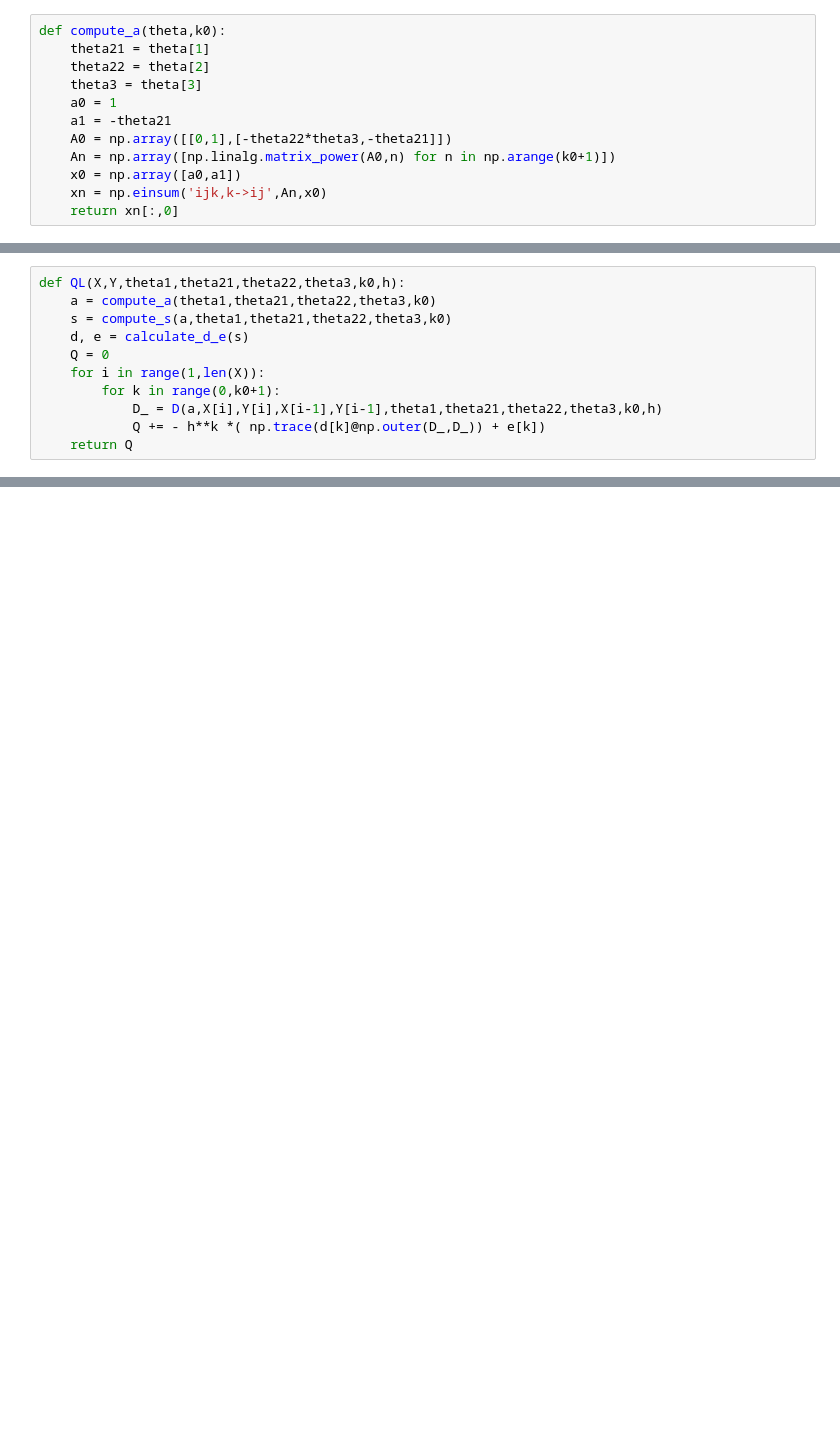
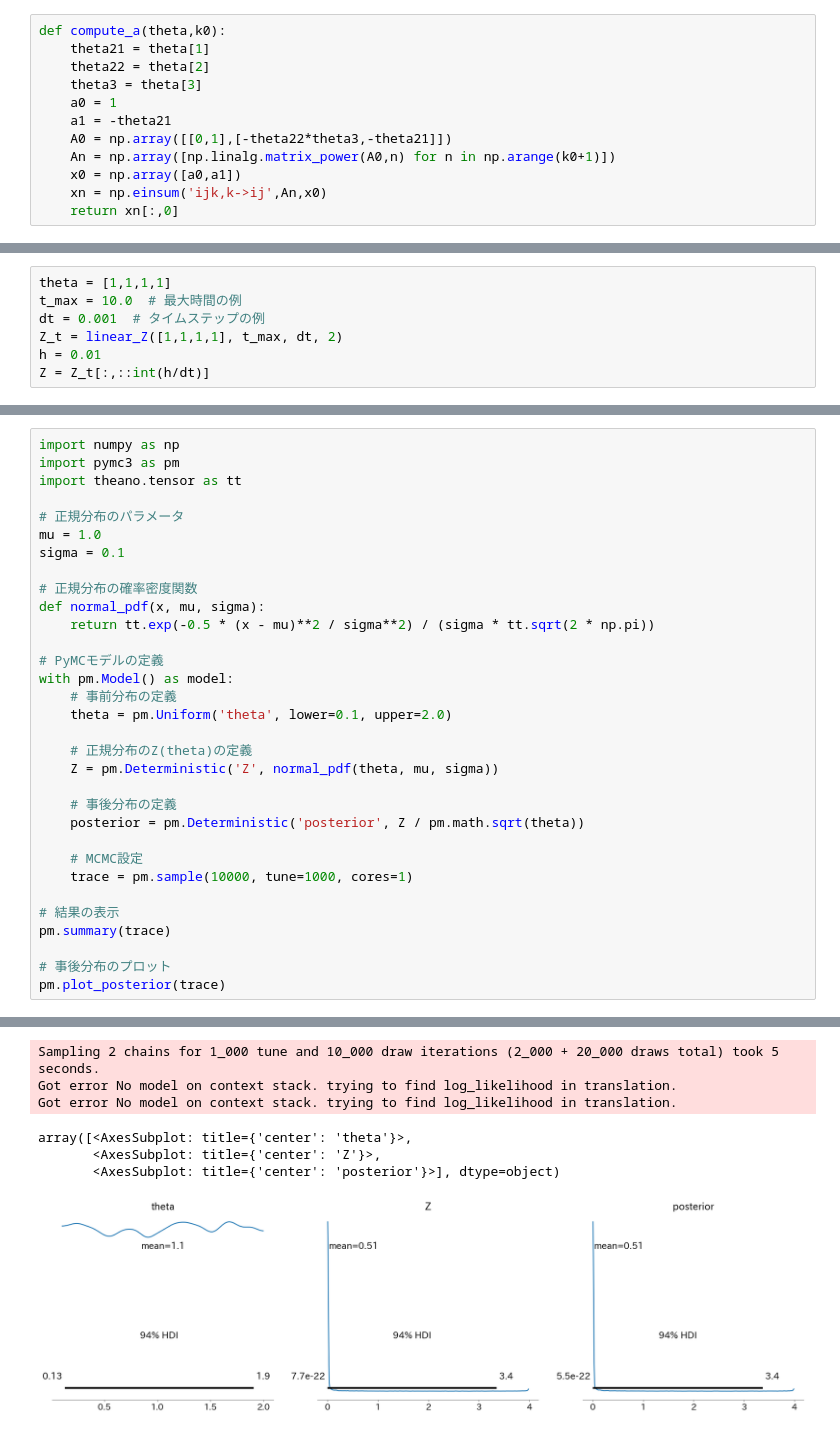
Before and after one commit to sht-yn/degenerate-diffusion, a Jupyter notebook: degenerate_simulation.ipynb, the cells around one changed output, grey strips where cells are left out. Cells and saved outputs as stored; diff of their text form; blank space fills up the shorter version.

```diff
--- a/degenerate_simulation.ipynb
+++ b/degenerate_simulation.ipynb
@@ -207,12 +201 @@ def D(a,x,y,x_,y_,theta1, theta21,theta22, theta3, k0,h):
     return np.array([Dx,Dy])
-# %%
-def QL(X,Y,theta1,theta21,theta22,theta3,k0,h):
-    a = compute_a(theta1,theta21,theta22,theta3,k0)
-    s = compute_s(a,theta1,theta21,theta22,theta3,k0)
-    d, e = calculate_d_e(s)
-    Q = 0
-    for i in range(1,len(X)):
-        for k in range(0,k0+1):
-            D_ = D(a,X[i],Y[i],X[i-1],Y[i-1],theta1,theta21,theta22,theta3,k0,h)
-            Q += - h**k *( np.trace(d[k]@np.outer(D_,D_)) + e[k])
-    return Q
@@ -304,0 +216,7 @@ print(s[10])
+# %%
+theta = [1,1,1,1]
+t_max = 10.0  # 最大時間の例
+dt = 0.001  # タイムステップの例
+Z_t = linear_Z([1,1,1,1], t_max, dt, 2)
+h = 0.01
+Z = Z_t[:,::int(h/dt)]
@@ -304,0 +312,33 @@ print(s[10])
+# %%
+import numpy as np
+import pymc3 as pm
+import theano.tensor as tt
+
+# 正規分布のパラメータ
+mu = 1.0
+sigma = 0.1
+
+# 正規分布の確率密度関数
+def normal_pdf(x, mu, sigma):
+    return tt.exp(-0.5 * (x - mu)**2 / sigma**2) / (sigma * tt.sqrt(2 * np.pi))
+
+# PyMCモデルの定義
+with pm.Model() as model:
+    # 事前分布の定義
+    theta = pm.Uniform('theta', lower=0.1, upper=2.0)
+
+    # 正規分布のZ(theta)の定義
+    Z = pm.Deterministic('Z', normal_pdf(theta, mu, sigma))
+
+    # 事後分布の定義
+    posterior = pm.Deterministic('posterior', Z / pm.math.sqrt(theta))
+
+    # MCMC設定
+    trace = pm.sample(10000, tune=1000, cores=1)
+
+# 結果の表示
+pm.summary(trace)
+
+# 事後分布のプロット
+pm.plot_posterior(trace)
+# %% [output]
@@ -304,0 +351,7 @@ print(s[10])
+Sampling 2 chains for 1_000 tune and 10_000 draw iterations (2_000 + 20_000 draws total) took 5 seconds.
+Got error No model on context stack. trying to find log_likelihood in translation.
+Got error No model on context stack. trying to find log_likelihood in translation.
+array([<AxesSubplot: title={'center': 'theta'}>,
+       <AxesSubplot: title={'center': 'Z'}>,
+       <AxesSubplot: title={'center': 'posterior'}>], dtype=object)
+[figure, added]
```
Also changed, not shown: parts of 16 cells of this notebook, 1 other file.
